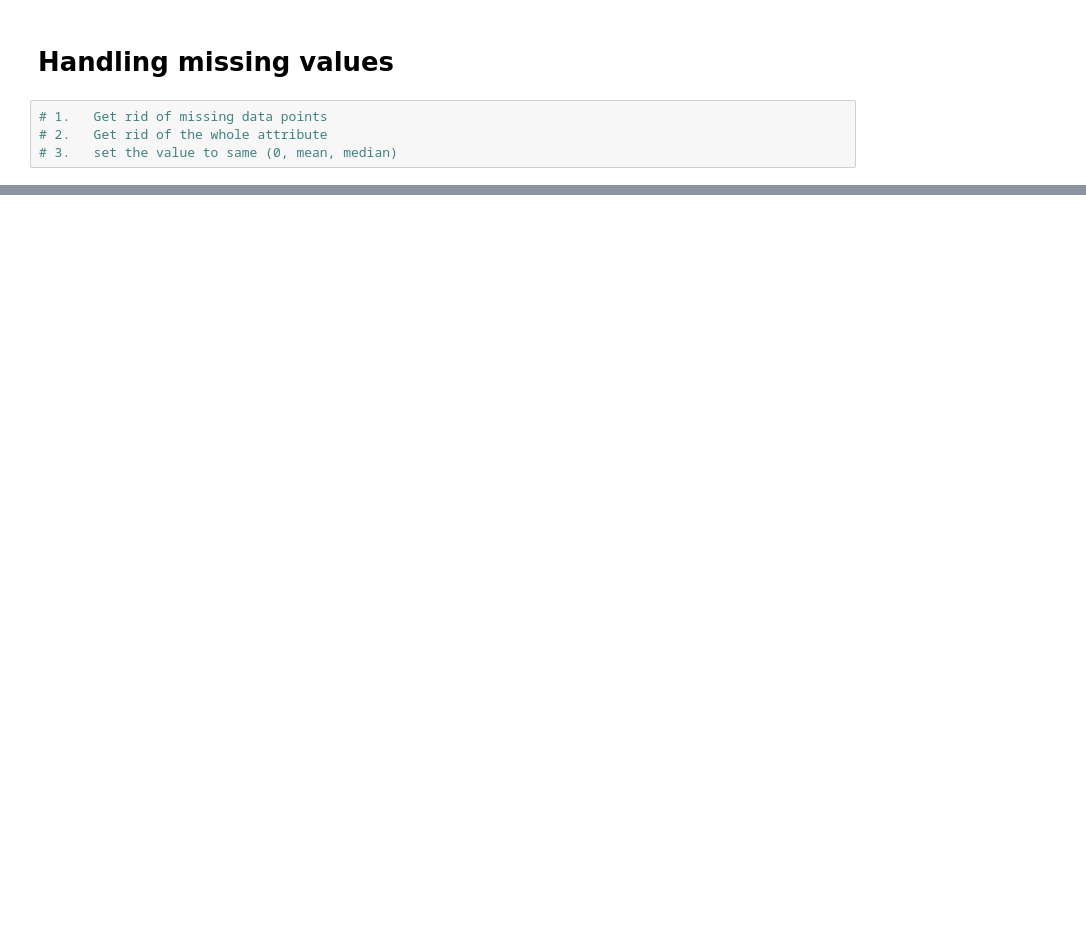
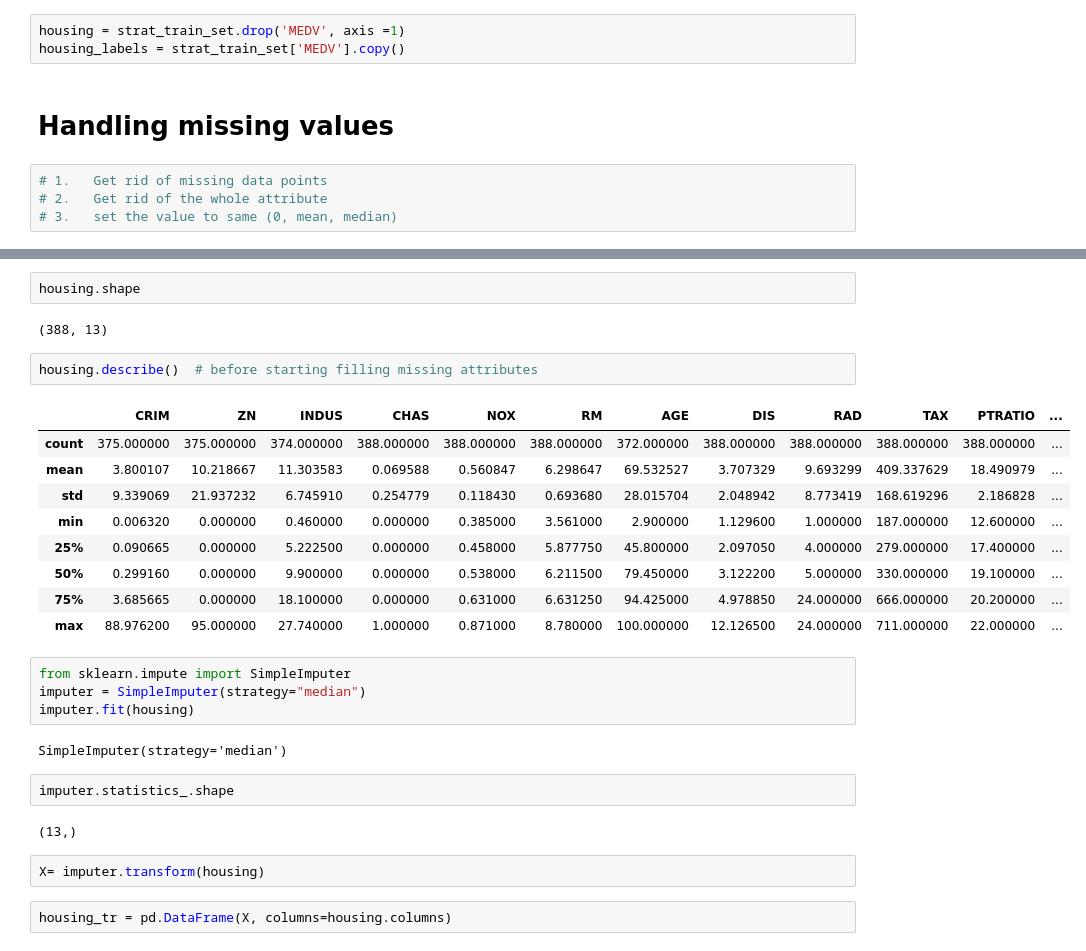
Before and after one commit to GOPALNAMDEV/My_Python_code, a Jupyter notebook: machine_learning/02_Boston_Housing.ipynb, the cells around one changed output, grey strips where cells are left out. Cells and saved outputs as stored; diff of their text form; blank space fills up the shorter version.

```diff
--- a/machine_learning/02_Boston_Housing.ipynb
+++ b/machine_learning/02_Boston_Housing.ipynb
@@ -152,3 +160,6 @@ array([[<Axes: xlabel='MEDV', ylabel='MEDV'>,
+# %%
+housing = strat_train_set.drop('MEDV', axis =1)
+housing_labels = strat_train_set['MEDV'].copy()
 # %% [markdown]
 # **Handling missing values**
 # %%
@@ -167,0 +194,30 @@ housing.drop('RM' , axis=1).shape #option-2
+# %%
+housing.shape
+# %% [output]
+(388, 13)
+# %%
+housing.describe()  # before starting filling missing attributes
+# %% [output]
+|  | CRIM | ZN | INDUS | CHAS | NOX | RM | AGE | DIS | RAD | TAX | PTRATIO | ... |
+| count | 375.000000 | 375.000000 | 374.000000 | 388.000000 | 388.000000 | 388.000000 | 372.000000 | 388.000000 | 388.000000 | 388.000000 | 388.000000 | ... |
+| mean | 3.800107 | 10.218667 | 11.303583 | 0.069588 | 0.560847 | 6.298647 | 69.532527 | 3.707329 | 9.693299 | 409.337629 | 18.490979 | ... |
+| std | 9.339069 | 21.937232 | 6.745910 | 0.254779 | 0.118430 | 0.693680 | 28.015704 | 2.048942 | 8.773419 | 168.619296 | 2.186828 | ... |
+| min | 0.006320 | 0.000000 | 0.460000 | 0.000000 | 0.385000 | 3.561000 | 2.900000 | 1.129600 | 1.000000 | 187.000000 | 12.600000 | ... |
+| 25% | 0.090665 | 0.000000 | 5.222500 | 0.000000 | 0.458000 | 5.877750 | 45.800000 | 2.097050 | 4.000000 | 279.000000 | 17.400000 | ... |
+| 50% | 0.299160 | 0.000000 | 9.900000 | 0.000000 | 0.538000 | 6.211500 | 79.450000 | 3.122200 | 5.000000 | 330.000000 | 19.100000 | ... |
+| 75% | 3.685665 | 0.000000 | 18.100000 | 0.000000 | 0.631000 | 6.631250 | 94.425000 | 4.978850 | 24.000000 | 666.000000 | 20.200000 | ... |
+| max | 88.976200 | 95.000000 | 27.740000 | 1.000000 | 0.871000 | 8.780000 | 100.000000 | 12.126500 | 24.000000 | 711.000000 | 22.000000 | ... |
+# %%
+from sklearn.impute import SimpleImputer
+imputer = SimpleImputer(strategy="median")
+imputer.fit(housing)
+# %% [output]
+SimpleImputer(strategy='median')
+# %%
+imputer.statistics_.shape
+# %% [output]
+(13,)
+# %%
+X= imputer.transform(housing)
+# %%
+housing_tr = pd.DataFrame(X, columns=housing.columns)
```
Also changed, not shown: parts of 39 cells of this notebook.
